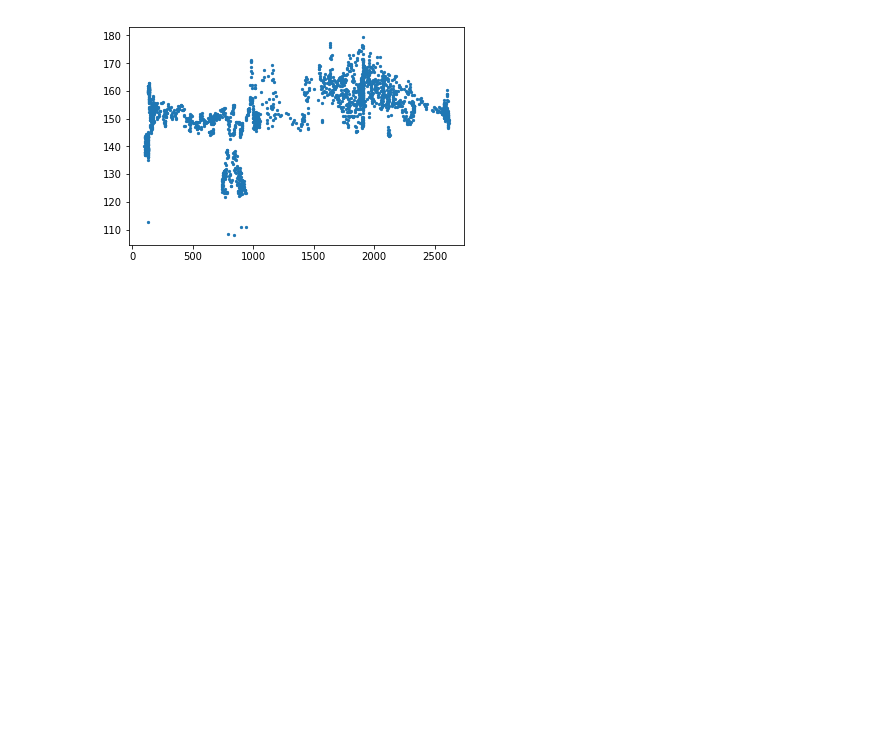
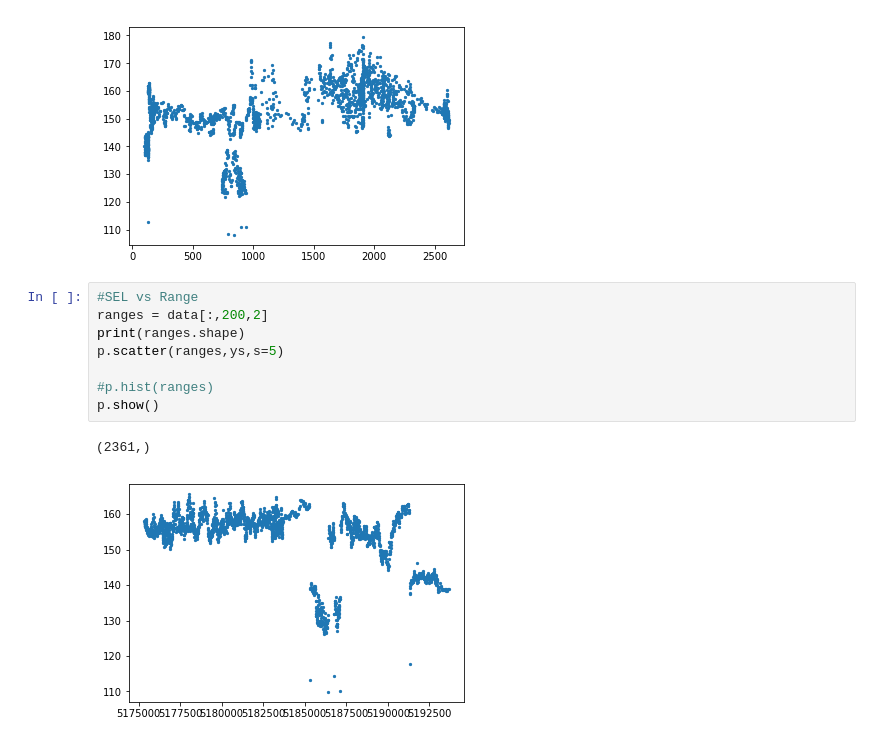
Before and after one commit to efreneau/Machine-Learning-On-Seismic-Streamer-Data, a Jupyter notebook: Power Plot.ipynb, the cells around one changed output. Cells and saved outputs as stored; diff of their text form; blank space fills up the shorter version.

```diff
--- a/Power Plot.ipynb
+++ b/Power Plot.ipynb
@@ -56,3 +58,14 @@ p.scatter(xr,yr,s=5)
 p.show()
 # %% [output]
 [figure]
+# %%
+#SEL vs Range
+ranges = data[:,200,2]
+print(ranges.shape)
+p.scatter(ranges,ys,s=5)
+
+#p.hist(ranges)
+p.show()
+# %% [output]
+(2361,)
+[figure, added]
```
Also changed, not shown: parts of 5 cells of this notebook.
